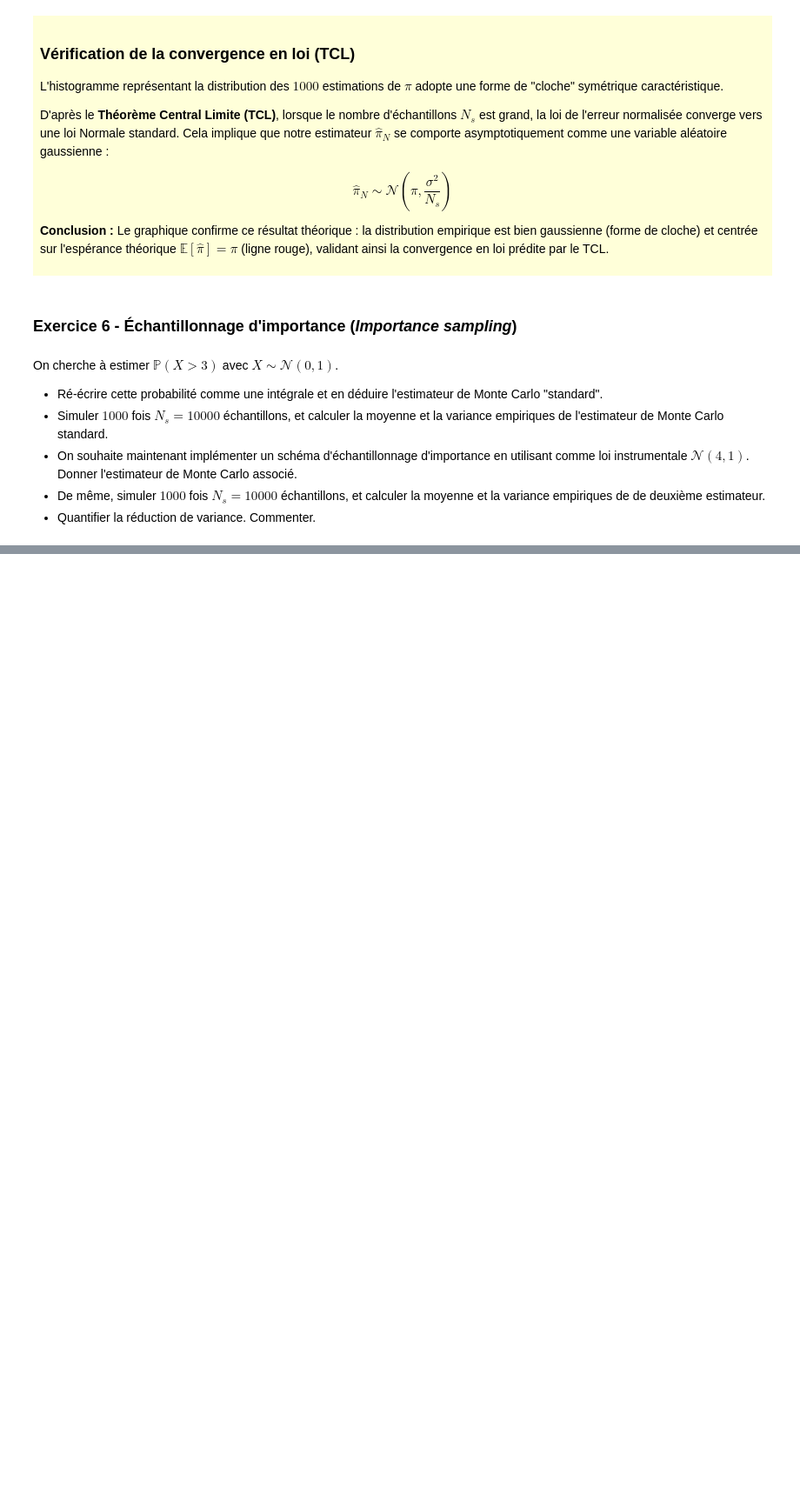
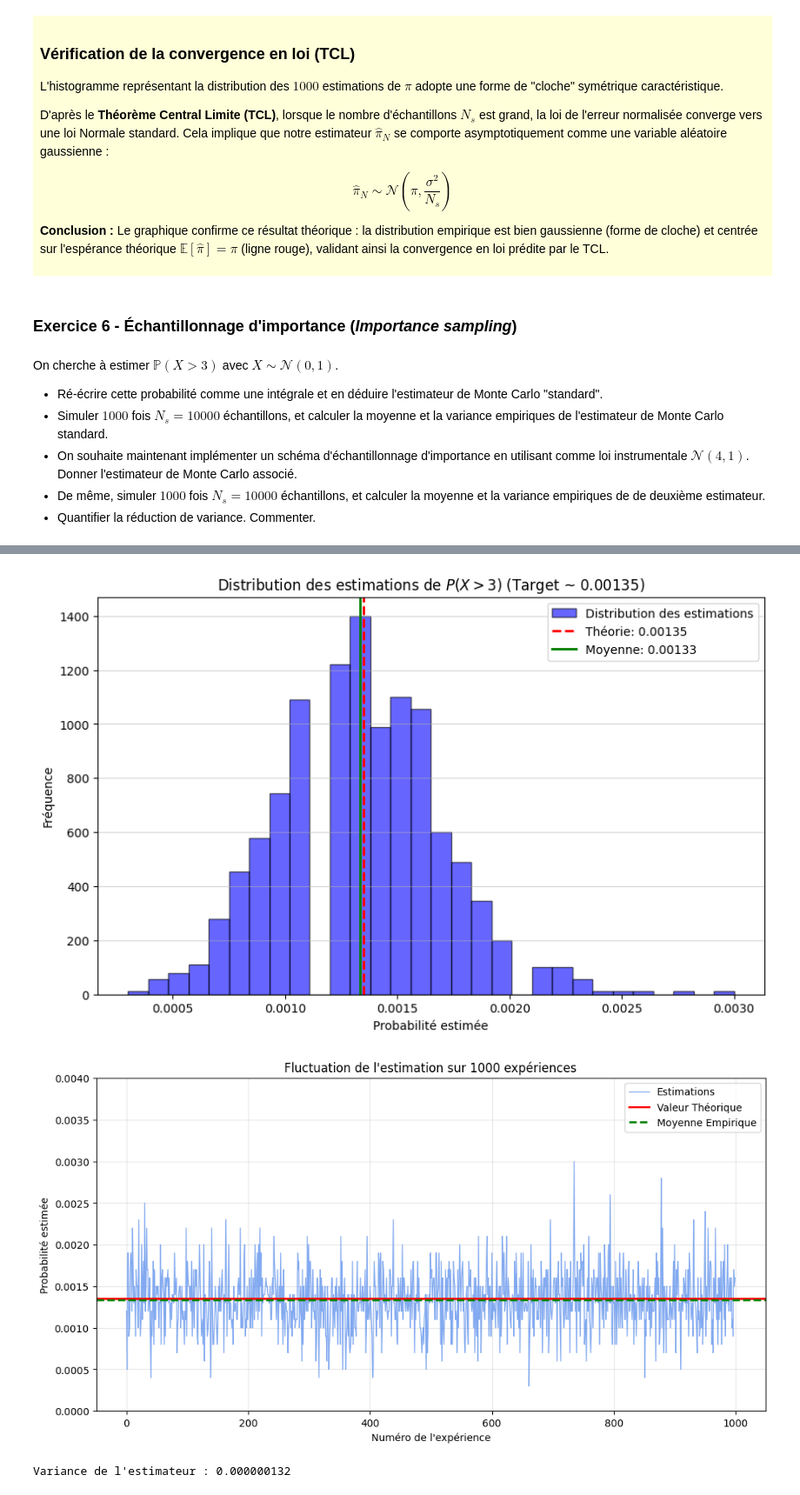
Before and after one commit to farahamorri/estim_av, a Jupyter notebook: tp1_AMORRI_MILANO.ipynb, the cells around one changed output, grey strips where cells are left out. Shown at 87% size. Saved outputs shown, nothing was run; the diff lists cells and outputs as text; code cells hidden in the pictures; blank space fills up the shorter version.

Commit message:
TP1 + Importance Sampling

```diff
--- a/tp1_AMORRI_MILANO.ipynb
+++ b/tp1_AMORRI_MILANO.ipynb
@@ -648,5 +673,70 @@ Votre réponse ici
 </div>
 # %%
-########
-### YOUR CODE HERE
-########
+from scipy.stats import norm
+
+#Paramètre
+Ns = 10000
+Nb_sim = 1000
+valeur_theorique = 1 - norm.cdf(3)
+
+
+#Monte Carlo
+pmc_estimates = []
+for j in range(Nb_sim):
+    #Loi Normale
+    X = np.random.randn(Ns)
+    somme = 0
+    for i in range(Ns):
+        if X[i]>3:
+            somme+=1
+
+    pmc = (1/Ns) * somme
+    pmc_estimates.append(pmc)
+
+
+# --- PLOT 1 : Histogramme ---
+plt.figure(figsize=(10, 6))
+
+# Histogramme
+plt.hist(pmc_estimates, bins=30, density=True, alpha=0.6, color='b', edgecolor='black', label='Distribution des estimations')
+
+# Ligne Rouge : Valeur théorique (et non Pi !)
+plt.axvline(x=valeur_theorique, color='r', linestyle='--', linewidth=2, label=f'Théorie: {valeur_theorique:.5f}')
+
+# Ligne Verte : Moyenne obtenue
+moyenne_empirique = np.mean(pmc_estimates)
+plt.axvline(x=moyenne_empirique, color='g', linestyle='-', linewidth=2, label=f'Moyenne: {moyenne_empirique:.5f}')
+
+plt.title(f"Distribution des estimations de $P(X>3)$ (Target ~ 0.00135)")
+plt.xlabel("Probabilité estimée")
+plt.ylabel("Fréquence")
+plt.legend()
+plt.grid(axis='y', alpha=0.5)
+plt.show()
+
+# --- PLOT 2 : Line Plot (Fluctuations) ---
+plt.figure(figsize=(12, 6))
+plt.plot(pmc_estimates, color='cornflowerblue', linewidth=1, alpha=0.8, label='Estimations')
+
+# Lignes de référence
+plt.axhline(y=valeur_theorique, color='red', linestyle='-', linewidth=2, label='Valeur Théorique')
+plt.axhline(y=moyenne_empirique, color='green', linestyle='--', linewidth=2, label='Moyenne Empirique')
+
+plt.title(f"Fluctuation de l'estimation sur {Nb_sim} expériences")
+plt.xlabel("Numéro de l'expérience")
+plt.ylabel("Probabilité estimée")
+plt.legend(loc='upper right')
+plt.grid(True, alpha=0.3)
+
+
+plt.ylim(0, 0.004)
+
+plt.show()
+
+
+variance = np.var(pmc_estimates)
+print(f"Variance de l'estimateur : {variance:.9f}")
+# %% [output]
+[figure, added]
+[figure, added]
+Variance de l'estimateur : 0.000000132
```
Also changed, not shown: parts of 4 cells of this notebook.
